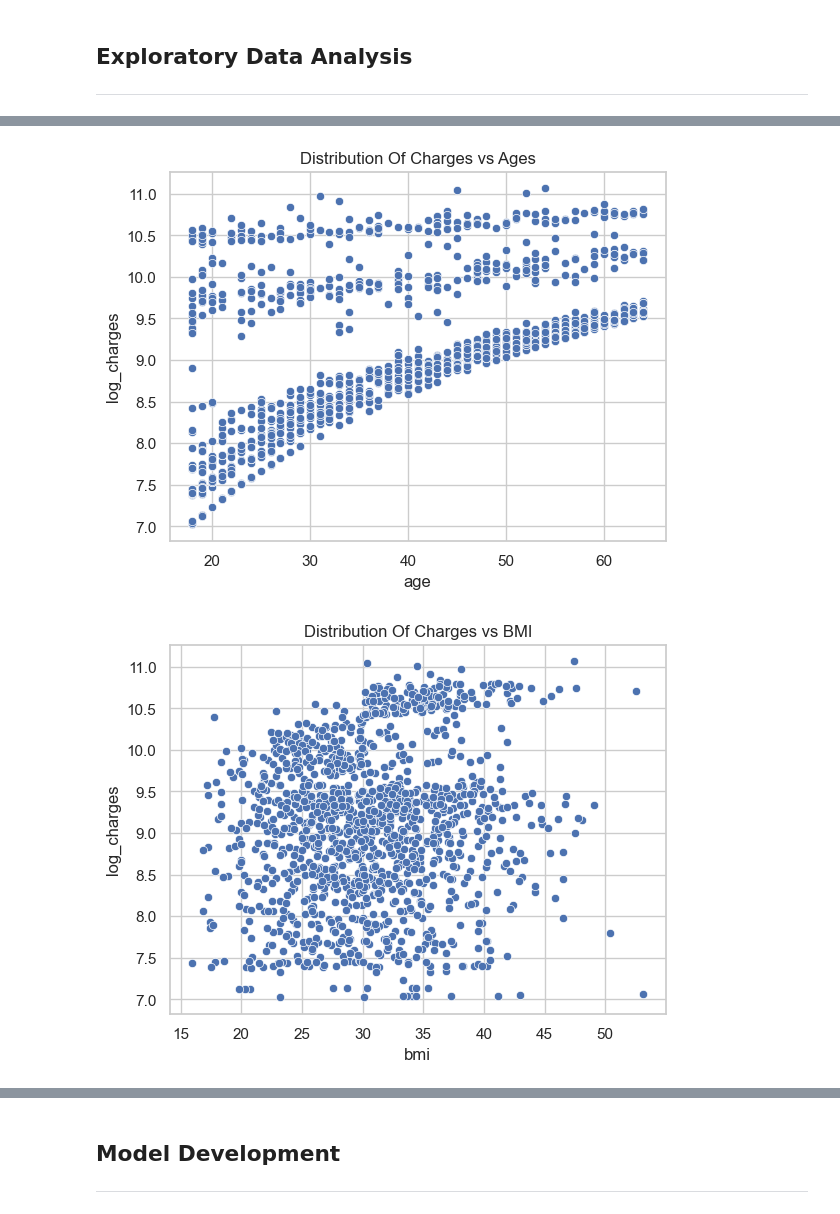
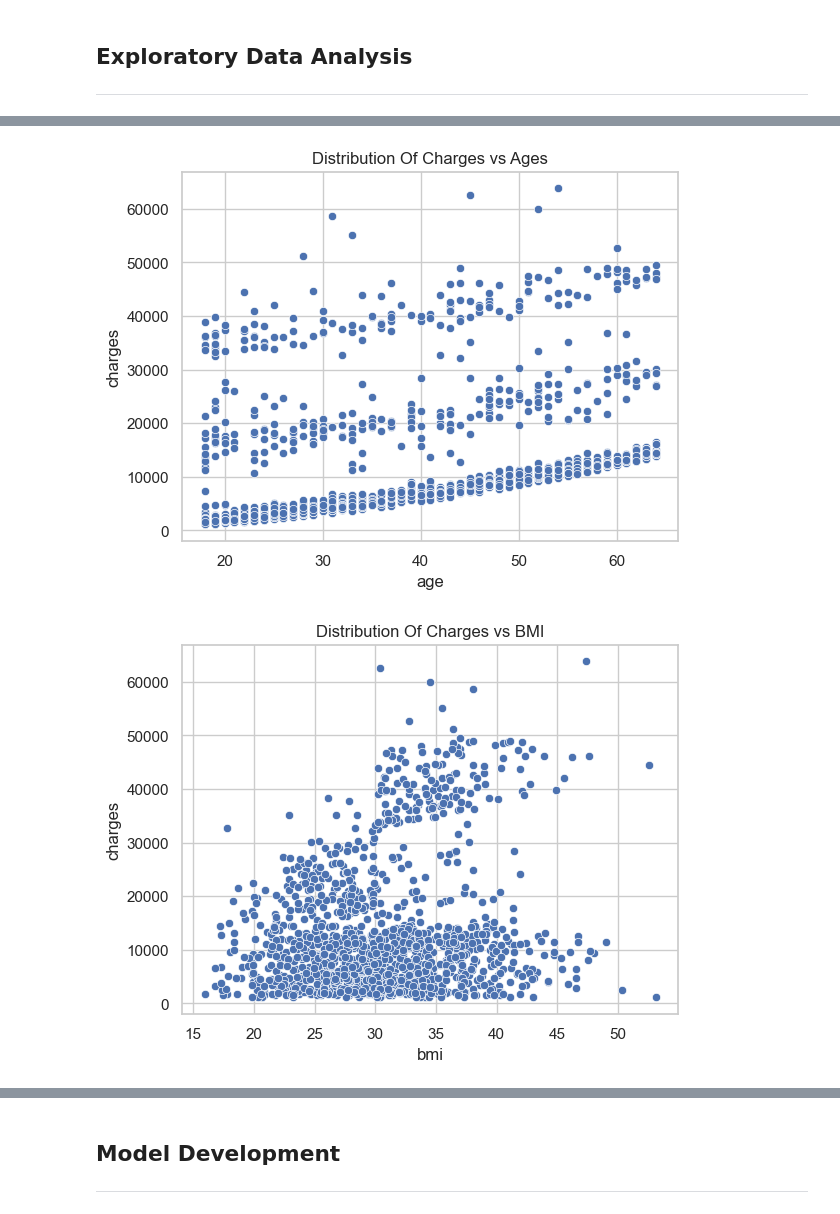
Before and after one commit to ifubaraboye/MLProjects, a Jupyter notebook: notebook/HealthInsuranceMultiModel.ipynb, the cells around one changed output, grey strips where cells are left out. Drawn from its saved outputs; the diff is of its cells as text; code cells hidden in the pictures.

```diff
--- a/notebook/HealthInsuranceMultiModel.ipynb
+++ b/notebook/HealthInsuranceMultiModel.ipynb
@@ -222,3 +212,0 @@ df
-# %%
-df['log_charges'] = np.log(df['charges'])
-df.drop('charges', axis=1)
@@ -281,20 +254,20 @@ plt.show()
 # %%
 #Plot Explaining the relation between age and charge
 sns.set(style='whitegrid')
-sns.scatterplot(x='age', y='log_charges' , data=df)
+sns.scatterplot(x='age', y='charges' , data=df)
 plt.title('Distribution Of Charges vs Ages')
 plt.show()
 #There’s a positive correlation: as age increases, log_charges tend to increase.
 #Older people generally have higher insurance costs.
 # %% [output]
-[figure, old version]
+[figure, new version]
 # %%
 #Plot Explaining the relation between BMI and charge
 sns.set(style='whitegrid')
-sns.scatterplot(x='bmi', y='log_charges' , data=df)
+sns.scatterplot(x='bmi', y='charges' , data=df)
 plt.title('Distribution Of Charges vs BMI')
 plt.show()
 #There’s a mild positive trend, but scattered — high BMI can sometimes lead to higher charges, especially for smokers.
 # %% [output]
-[figure, old version]
+[figure, new version]
 # %%
```
Also changed, not shown: parts of 27 cells of this notebook.
